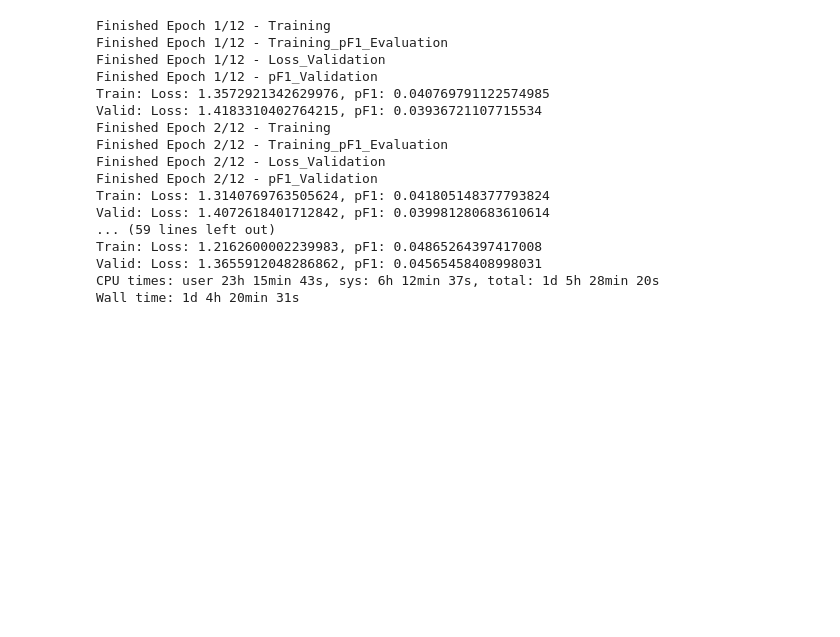
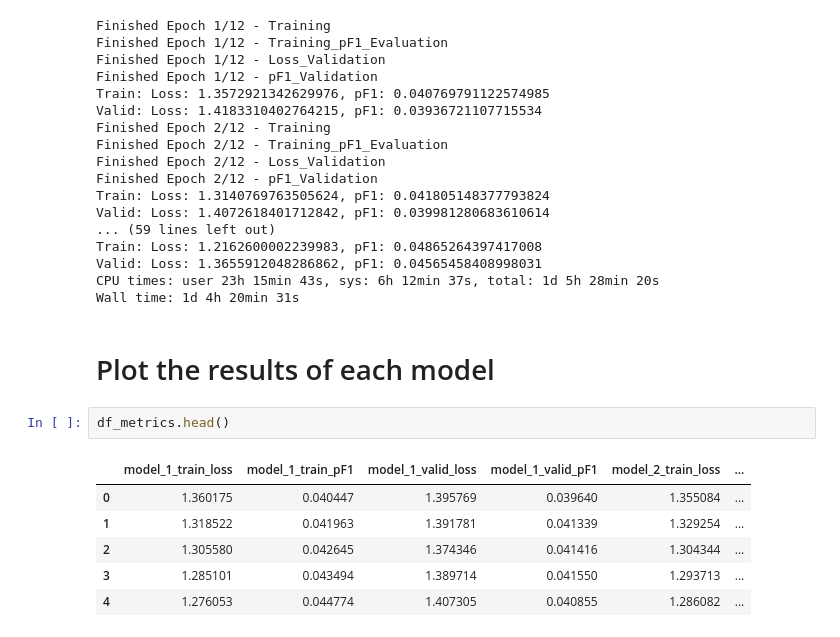
Before and after one commit to Oliver-Busemann/RSNA_Breast_Cancer_Detection, a Jupyter notebook: RSNA_Notebook_3_Training.ipynb, the cells around one changed output. Cells and saved outputs as stored; diff of their text form; blank space fills up the shorter version.

```diff
--- a/RSNA_Notebook_3_Training.ipynb
+++ b/RSNA_Notebook_3_Training.ipynb
@@ -840,3 +840,14 @@ Train: Loss: 1.2162600002239983, pF1: 0.04865264397417008
 Valid: Loss: 1.3655912048286862, pF1: 0.04565458408998031
 CPU times: user 23h 15min 43s, sys: 6h 12min 37s, total: 1d 5h 28min 20s
 Wall time: 1d 4h 20min 31s
+# %% [markdown]
+# Plot the results of each model
+# %%
+df_metrics.head()
+# %% [output]
+|  | model_1_train_loss | model_1_train_pF1 | model_1_valid_loss | model_1_valid_pF1 | model_2_train_loss | ... |
+| 0 | 1.360175 | 0.040447 | 1.395769 | 0.039640 | 1.355084 | ... |
+| 1 | 1.318522 | 0.041963 | 1.391781 | 0.041339 | 1.329254 | ... |
+| 2 | 1.305580 | 0.042645 | 1.374346 | 0.041416 | 1.304344 | ... |
+| 3 | 1.285101 | 0.043494 | 1.389714 | 0.041550 | 1.293713 | ... |
+| 4 | 1.276053 | 0.044774 | 1.407305 | 0.040855 | 1.286082 | ... |
```
Also changed, not shown: parts of 64 cells of this notebook.
